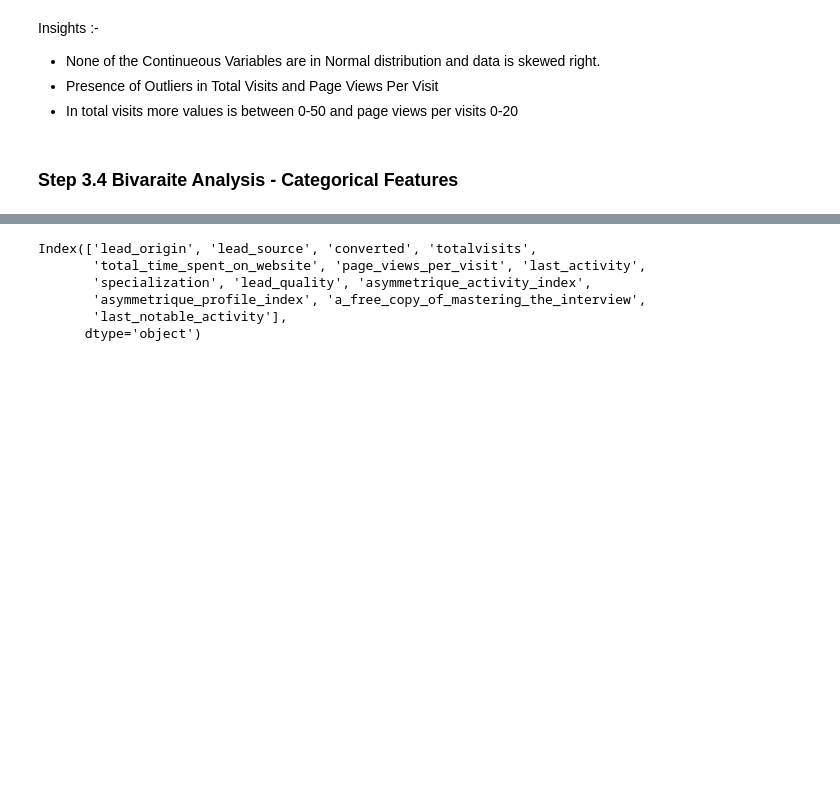
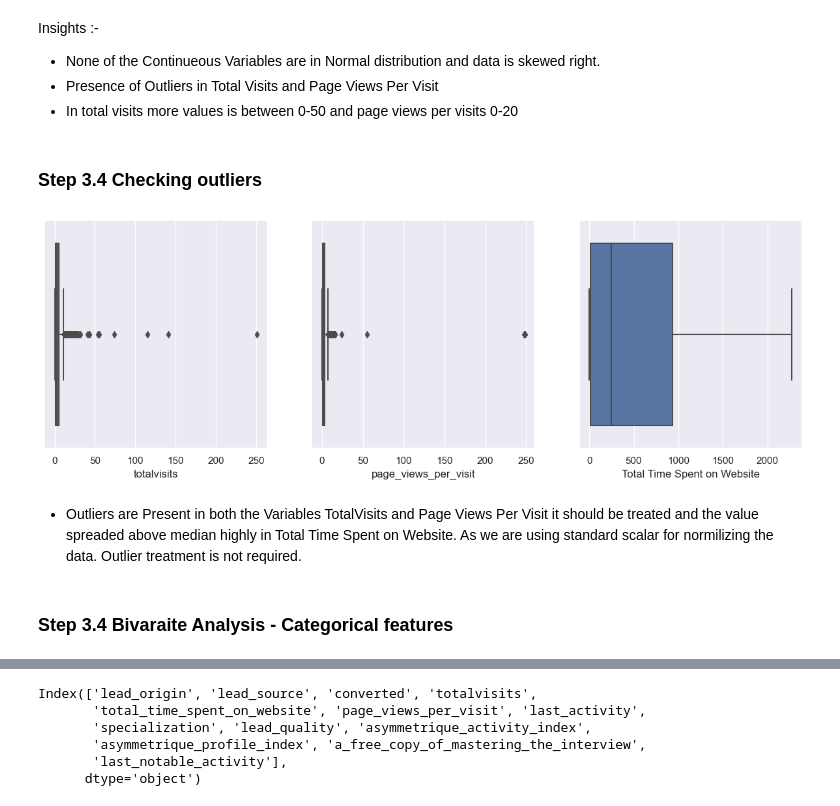
Before and after one commit to SriharanJ/Lead_Scoring_Case_Study, a Jupyter notebook: Lead_Scoring_CaseStudy.ipynb, the cells around one changed output, grey strips where cells are left out. Saved outputs shown, nothing was run; the diff lists cells and outputs as text; code cells hidden in the pictures; blank space fills up the shorter version.

Commit message:
Adding new Python Code - Lead_Scoring_CaseStudy.ipynb

```diff
--- a/Lead_Scoring_CaseStudy.ipynb
+++ b/Lead_Scoring_CaseStudy.ipynb
@@ -772,6 +774,23 @@ Insights :-
 - None of the Continueous Variables are in Normal distribution and data is skewed right.
 - Presence of Outliers in Total Visits and Page Views Per Visit
 - In total visits more values is between 0-50 and page views per visits 0-20
+# %% [markdown]
+### Step 3.4 Checking outliers
+# %%
+# Finding the outliers
+plt.figure(figsize = (15,10))
+plt.subplot(2,3,1)
+sns.boxplot(xLeads_new['totalvisits'])
+plt.subplot(2,3,2)
+sns.boxplot(xLeads_new['page_views_per_visit'])
+plt.subplot(2,3,3)
+sns.boxplot(xLeads_new['total_time_spent_on_website'])
+plt.xlabel('Total Time Spent on Website')
+plt.show()
+# %% [output]
+[figure, added]
+# %% [markdown]
+ - Outliers are Present in both the Variables TotalVisits and Page Views Per Visit it should be treated and the value spreaded above median highly in Total Time Spent on Website. As we are using standard scalar for normilizing the data. Outlier treatment is not required.
 # %% [markdown]
-### Step 3.4 Bivaraite Analysis - Categorical Features
+### Step 3.4 Bivaraite Analysis - Categorical features
 # %%
```
Also changed, not shown: parts of 151 cells of this notebook.
